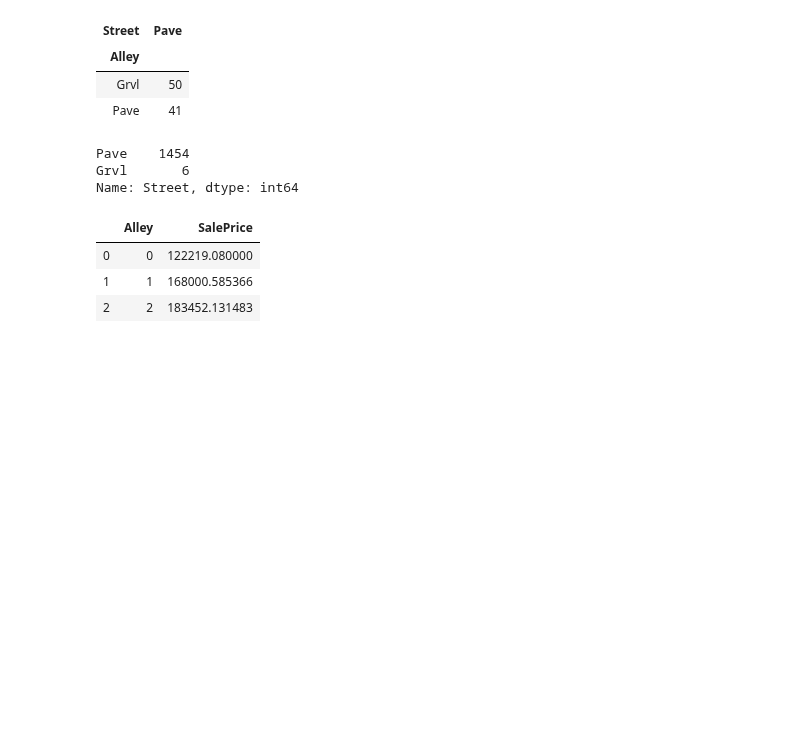
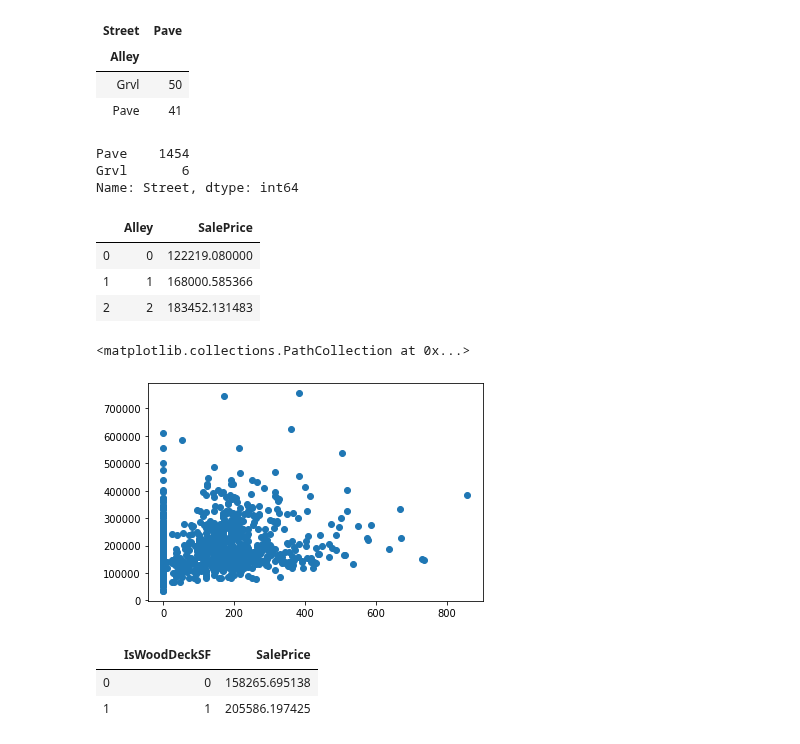
Before and after one commit to MasatoraAtarashi/Kaggle, a Jupyter notebook: house-prise/sandbox-feature-engineerring.ipynb, the cells around one changed output. Drawn from its saved outputs; the diff is of its cells as text; code cells hidden in the pictures; blank space fills up the shorter version.

```diff
--- a/house-prise/sandbox-feature-engineerring.ipynb
+++ b/house-prise/sandbox-feature-engineerring.ipynb
@@ -214,3 +214,18 @@ train_df[['Alley', 'SalePrice']].groupby(['Alley'], as_index=False).mean()
 | 0 | 0 | 122219.080000 |
 | 1 | 1 | 168000.585366 |
 | 2 | 2 | 183452.131483 |
+# %%
+plt.scatter(train_df["WoodDeckSF"], train_df["SalePrice"])
+# %% [output]
+<matplotlib.collections.PathCollection at 0x...>
+[figure, added]
+# %%
+for dataset in combine:
+    dataset['IsWoodDeckSF'] = 1
+    dataset.loc[dataset['WoodDeckSF'] == 0, 'IsWoodDeckSF'] = 0
+
+train_df[['IsWoodDeckSF', 'SalePrice']].groupby(['IsWoodDeckSF'], as_index=False).mean()
+# %% [output]
+|  | IsWoodDeckSF | SalePrice |
+| 0 | 0 | 158265.695138 |
+| 1 | 1 | 205586.197425 |
```
Also changed, not shown: parts of 18 cells of this notebook, 2 other files.
